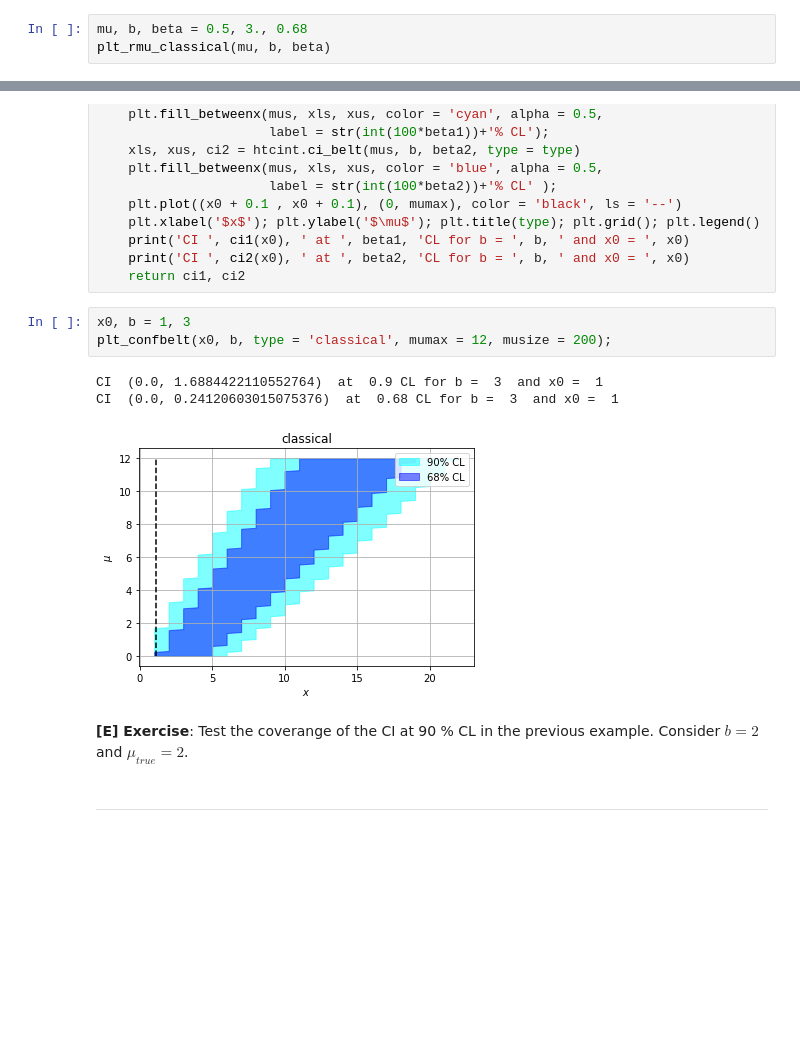
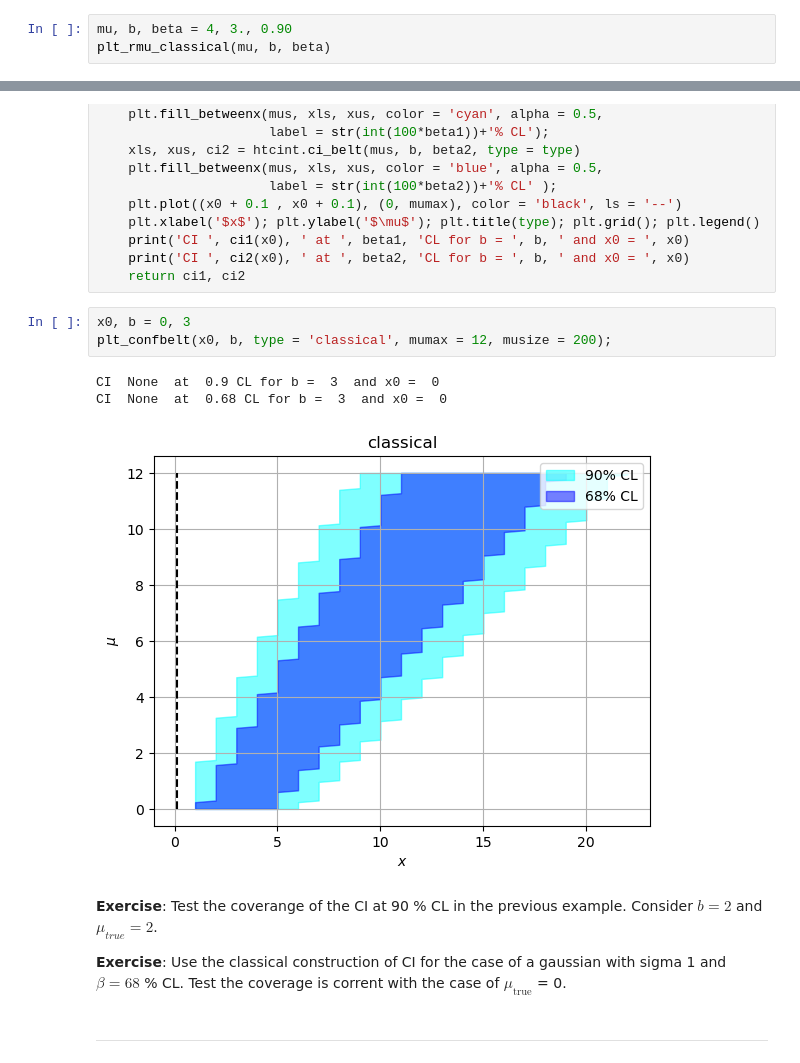
Before and after one commit to jahernando/USC-TA, a Jupyter notebook: ta_confidence_intervals.ipynb, the cells around one changed output, grey strips where cells are left out. Cells and saved outputs as stored; diff of their text form; blank space fills up the shorter version.

```diff
--- a/ta_confidence_intervals.ipynb
+++ b/ta_confidence_intervals.ipynb
@@ -175,6 +177,6 @@ def plt_rmu_classical(mu, b, beta = 0.90):
     plt.legend();
     return
 # %%
-mu, b, beta = 0.5, 3., 0.68
+mu, b, beta = 4, 3., 0.90
 plt_rmu_classical(mu, b, beta)
 # %% [output]
@@ -216,14 +218,17 @@ def plt_confbelt(x0, b, beta1 = 0.90, beta2 = 0.68, type = 'classical',
     print('CI ', ci2(x0), ' at ', beta2, 'CL for b = ', b, ' and x0 = ', x0)
     return ci1, ci2
 # %%
-x0, b = 1, 3
+x0, b = 0, 3
 plt_confbelt(x0, b, type = 'classical', mumax = 12, musize = 200);
 # %% [output]
-CI  (0.0, 1.6884422110552764)  at  0.9 CL for b =  3  and x0 =  1
-CI  (0.0, 0.24120603015075376)  at  0.68 CL for b =  3  and x0 =  1
+CI  None  at  0.9 CL for b =  3  and x0 =  0
+CI  None  at  0.68 CL for b =  3  and x0 =  0
-[figure, old version]
+[figure, new version]
 # %% [markdown]
-**[E] Exercise**: Test the coverange of the CI at 90 % CL in the previous example. Consider $b=2$ and $\mu_{true} = 2$.
+**Exercise**: Test the coverange of the CI at 90 % CL in the previous example. Consider $b=2$ and $\mu_{true} = 2$.
+
+**Exercise**: Use the classical construction of CI for the case of a gaussian with sigma 1 and $\beta = 68$ % CL.
+Test the coverage is corrent with the case of $\mu_{\mathrm{true}}$ = 0.
 # %% [markdown]
 -----
 # %% [markdown]
```
Also changed, not shown: parts of 32 cells of this notebook, 5 other files.
